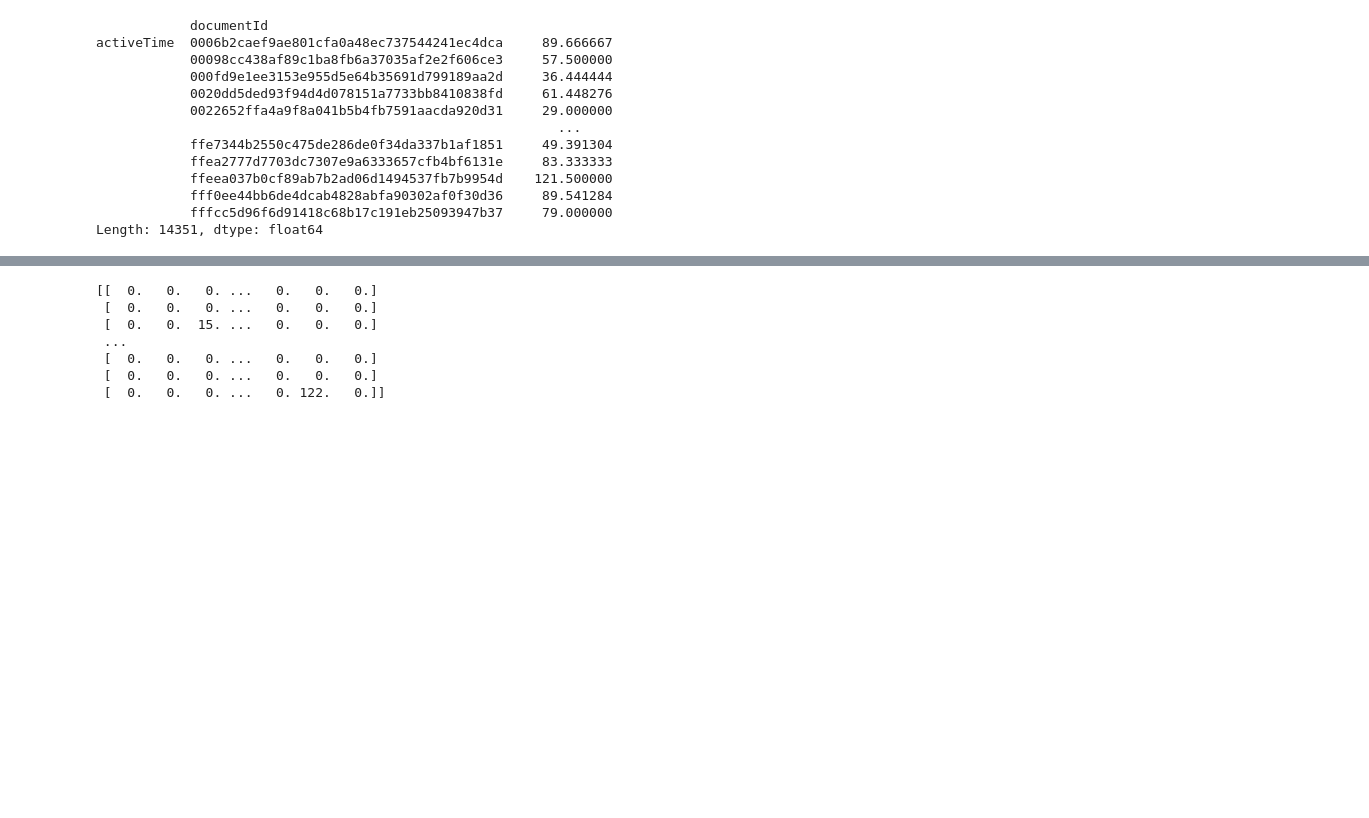
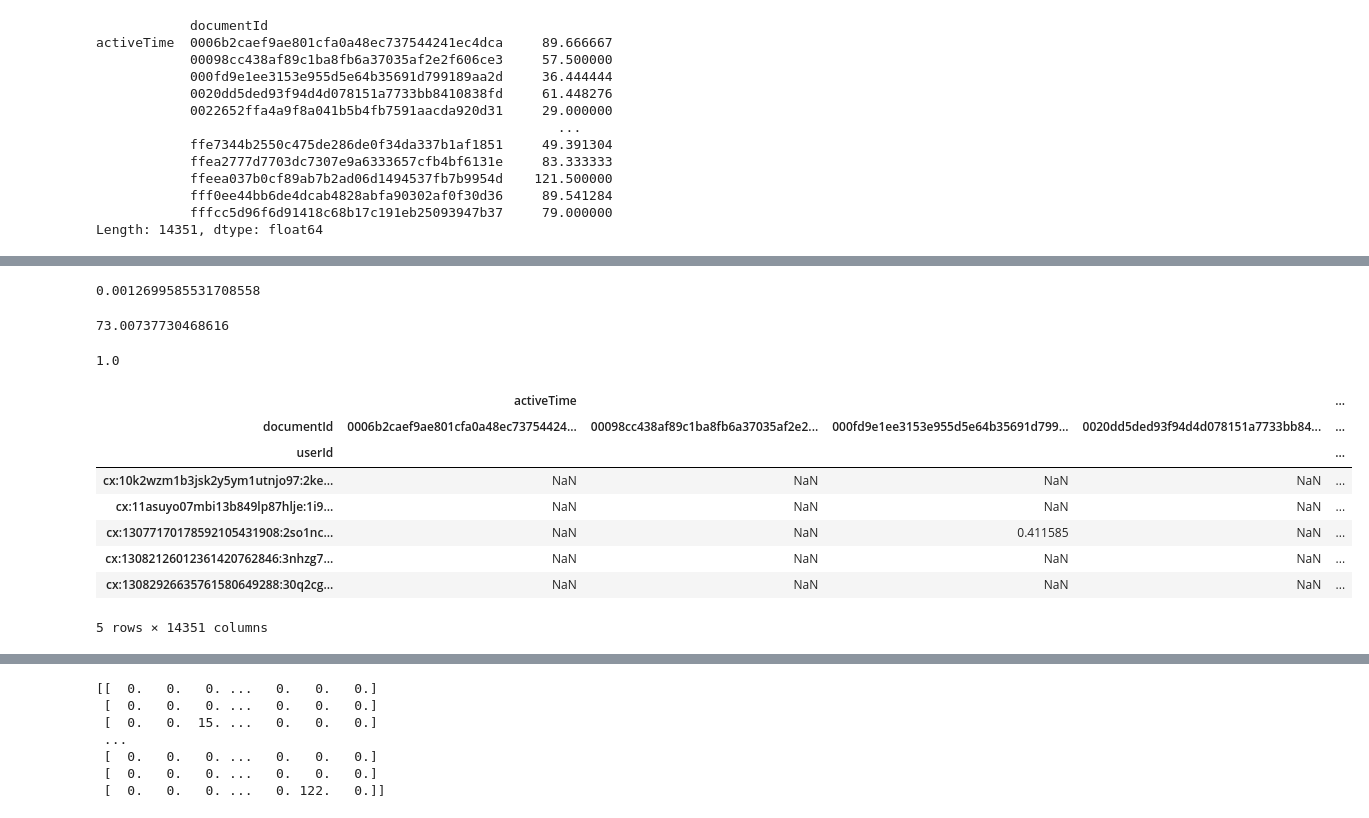
Before and after one commit to VanjaO/Recommender, a Jupyter notebook: Recommender.ipynb, the cells around one changed output, grey strips where cells are left out. Saved outputs shown, nothing was run; the diff lists cells and outputs as text; code cells hidden in the pictures; blank space fills up the shorter version.

```diff
--- a/Recommender.ipynb
+++ b/Recommender.ipynb
@@ -211,0 +231,2 @@ Length: 14351, dtype: float64
+# %%
+clean = clean * (1.0/clean.mean())
@@ -211,0 +253,24 @@ Length: 14351, dtype: float64
+# %%
+clean.min().min()
+# %% [output]
+0.0012699585531708558
+# %%
+clean.max().max()
+# %% [output]
+73.00737730468616
+# %%
+clean.median().median()
+# %% [output]
+1.0
+# %%
+clean.head()
+# %% [output]
+|  | activeTime |  |  |  | ... |
+| documentId | 0006b2caef9ae801cfa0a48ec73754424... | 00098cc438af89c1ba8fb6a37035af2e2... | 000fd9e1ee3153e955d5e64b35691d799... | 0020dd5ded93f94d4d078151a7733bb84... | ... |
+| userId |  |  |  |  | ... |
+| cx:10k2wzm1b3jsk2y5ym1utnjo97:2ke... | NaN | NaN | NaN | NaN | ... |
+| cx:11asuyo07mbi13b849lp87hlje:1i9... | NaN | NaN | NaN | NaN | ... |
+| cx:13077170178592105431908:2so1nc... | NaN | NaN | 0.411585 | NaN | ... |
+| cx:13082126012361420762846:3nhzg7... | NaN | NaN | NaN | NaN | ... |
+| cx:13082926635761580649288:30q2cg... | NaN | NaN | NaN | NaN | ... |
+5 rows × 14351 columns
```
Also changed, not shown: parts of 18 cells of this notebook, 1 other file.
